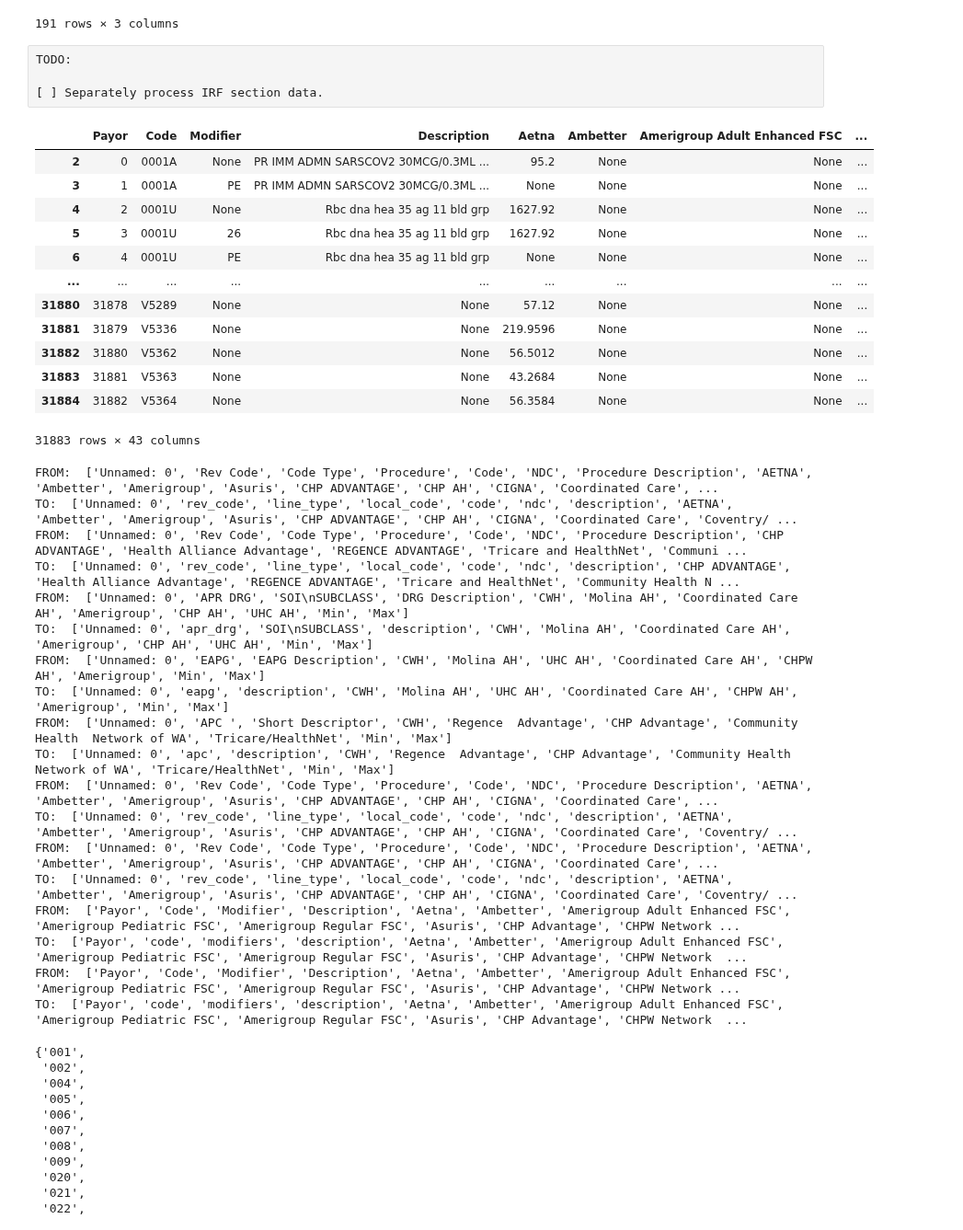
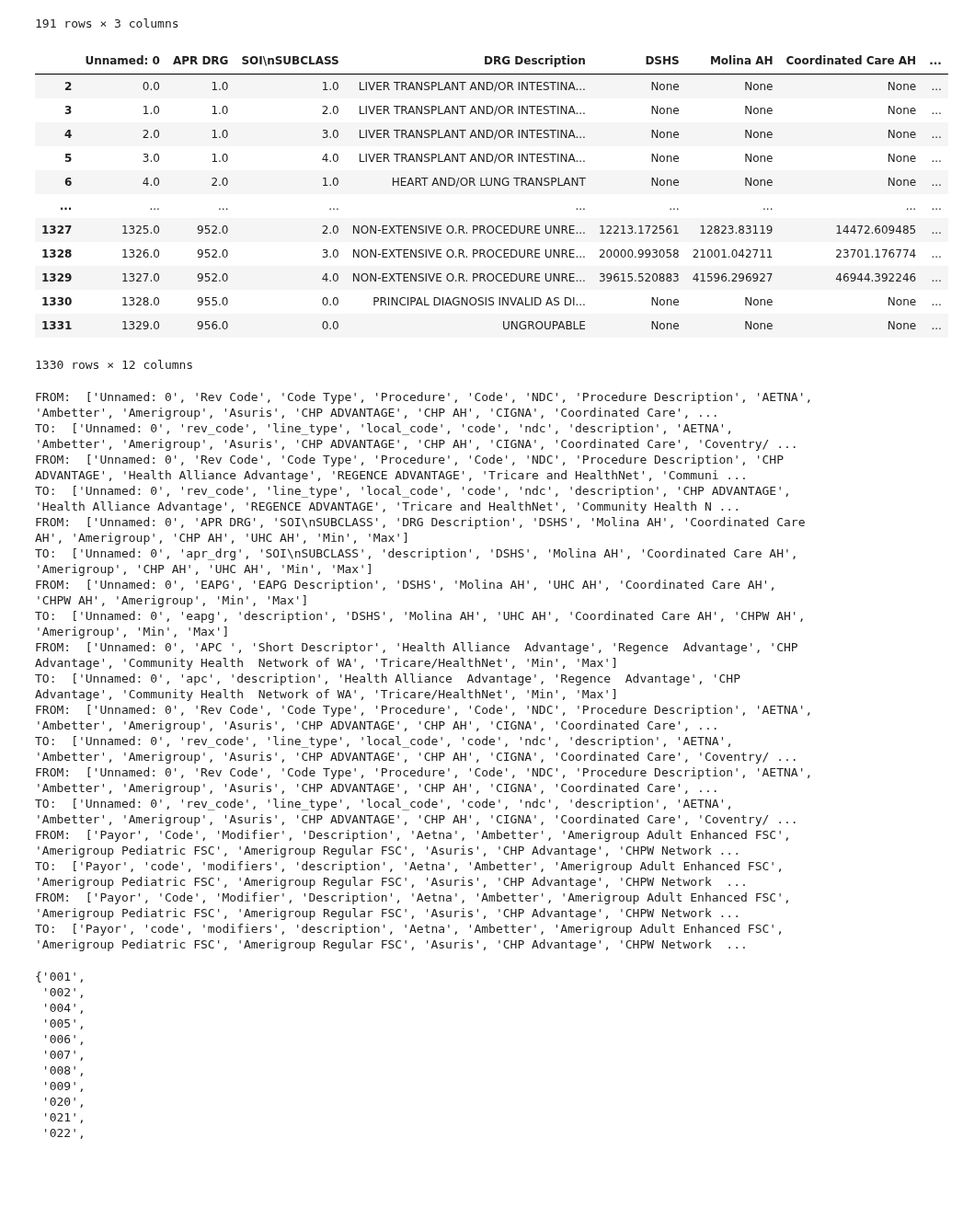
Before and after one commit to rl1987/dolthub-bounty-transparency-in-pricing, a Jupyter notebook: Confluence.ipynb, the cells around one changed output. Shown at 92% size. Cells and saved outputs as stored; diff of their text form; code cells hidden in the pictures; blank space fills up the shorter version.

Commit message:
Process data from Confluence Health Central Campus

```diff
--- a/Confluence.ipynb
+++ b/Confluence.ipynb
@@ -268,59 +268,57 @@ pd.DataFrame(json.loads(plan_data['ALL_HB Only']))
 | 189 | UNITED HEALTH CARE AH | UNITED HEALTH CARE AH | 6008 |
 | 190 | UNITED HEALTH CARE AH | UNITED HEALTHCARE BEHAVIORAL HEAL... | 6008 |
 191 rows × 3 columns
-# %% [raw]
-TODO:
-
-[ ] Separately process IRF section data.
 # %%
 def fix_header(df):
+    force_replace_cols = [ 'IP Expected Reimbursement', 'OP Expected Reimbursement', 'WVH', 'CWH' ]
+
     orig_colnames = df.columns.to_list()
     new_colnames = df.iloc[0].to_list()
 
     columns = []
 
     for i in range(len(orig_colnames)):
         orig_colname = orig_colnames[i]
         new_colname = new_colnames[i]
 
         if type(new_colname) != str:
             columns.append(orig_colname)
             continue
 
-        if orig_colname.startswith('Unnamed') or orig_colname in [ 'IP Expected Reimbursement', 'OP Expected Reimbursement', 'WVH' ]:
+        if orig_colname.startswith('Unnamed') or orig_colname in force_replace_cols:
             columns.append(new_colname.replace('\n', ' ').strip())
         else:
             columns.append(orig_colname)
 
     df.columns = columns
     df = df.drop(df.index[[0,1]])
 
     return df
 
 df_proc = fix_header(df_proc)
 df_ms_drgs = fix_header(df_ms_drgs)
 df_apr_drg = fix_header(df_apr_drg)
 df_eapg = fix_header(df_eapg)
 df_apc = fix_header(df_apc)
 df_sup = fix_header(df_sup)
 df_pharm = fix_header(df_pharm)
 df_nonf = fix_header(df_nonf)
 df_fac = fix_header(df_fac)
-df_fac
+df_apr_drg
 # %% [output]
-|  | Payor | Code | Modifier | Description | Aetna | Ambetter | Amerigroup Adult Enhanced FSC | ... |
-| 2 | 0 | 0001A | None | PR IMM ADMN SARSCOV2 30MCG/0.3ML ... | 95.2 | None | None | ... |
-| 3 | 1 | 0001A | PE | PR IMM ADMN SARSCOV2 30MCG/0.3ML ... | None | None | None | ... |
-| 4 | 2 | 0001U | None | Rbc dna hea 35 ag 11 bld grp | 1627.92 | None | None | ... |
-| 5 | 3 | 0001U | 26 | Rbc dna hea 35 ag 11 bld grp | 1627.92 | None | None | ... |
-| 6 | 4 | 0001U | PE | Rbc dna hea 35 ag 11 bld grp | None | None | None | ... |
+|  | Unnamed: 0 | APR DRG | SOI\nSUBCLASS | DRG Description | DSHS | Molina AH | Coordinated Care AH | ... |
+| 2 | 0.0 | 1.0 | 1.0 | LIVER TRANSPLANT AND/OR INTESTINA... | None | None | None | ... |
+| 3 | 1.0 | 1.0 | 2.0 | LIVER TRANSPLANT AND/OR INTESTINA... | None | None | None | ... |
+| 4 | 2.0 | 1.0 | 3.0 | LIVER TRANSPLANT AND/OR INTESTINA... | None | None | None | ... |
+| 5 | 3.0 | 1.0 | 4.0 | LIVER TRANSPLANT AND/OR INTESTINA... | None | None | None | ... |
+| 6 | 4.0 | 2.0 | 1.0 | HEART AND/OR LUNG TRANSPLANT | None | None | None | ... |
 | ... | ... | ... | ... | ... | ... | ... | ... | ... |
-| 31880 | 31878 | V5289 | None | None | 57.12 | None | None | ... |
-| 31881 | 31879 | V5336 | None | None | 219.9596 | None | None | ... |
-| 31882 | 31880 | V5362 | None | None | 56.5012 | None | None | ... |
-| 31883 | 31881 | V5363 | None | None | 43.2684 | None | None | ... |
-| 31884 | 31882 | V5364 | None | None | 56.3584 | None | None | ... |
+| 1327 | 1325.0 | 952.0 | 2.0 | NON-EXTENSIVE O.R. PROCEDURE UNRE... | 12213.172561 | 12823.83119 | 14472.609485 | ... |
+| 1328 | 1326.0 | 952.0 | 3.0 | NON-EXTENSIVE O.R. PROCEDURE UNRE... | 20000.993058 | 21001.042711 | 23701.176774 | ... |
+| 1329 | 1327.0 | 952.0 | 4.0 | NON-EXTENSIVE O.R. PROCEDURE UNRE... | 39615.520883 | 41596.296927 | 46944.392246 | ... |
+| 1330 | 1328.0 | 955.0 | 0.0 | PRINCIPAL DIAGNOSIS INVALID AS DI... | None | None | None | ... |
+| 1331 | 1329.0 | 956.0 | 0.0 | UNGROUPABLE | None | None | None | ... |
-31883 rows × 43 columns
+1330 rows × 12 columns
 # %%
 input_dataframes = [ df_proc, df_ms_drgs, df_apr_drg, df_eapg, df_apc, df_sup, df_pharm, df_nonf, df_fac ]
 
@@ -348,12 +346,12 @@ FROM:  ['Unnamed: 0', 'Rev Code', 'Code Type', 'Procedure', 'Code', 'NDC', 'Proc
 TO:  ['Unnamed: 0', 'rev_code', 'line_type', 'local_code', 'code', 'ndc', 'description', 'AETNA', 'Ambetter', 'Amerigroup', 'Asuris', 'CHP ADVANTAGE', 'CHP AH', 'CIGNA', 'Coordinated Care', 'Coventry/ ...
 FROM:  ['Unnamed: 0', 'Rev Code', 'Code Type', 'Procedure', 'Code', 'NDC', 'Procedure Description', 'CHP ADVANTAGE', 'Health Alliance Advantage', 'REGENCE ADVANTAGE', 'Tricare and HealthNet', 'Communi ...
 TO:  ['Unnamed: 0', 'rev_code', 'line_type', 'local_code', 'code', 'ndc', 'description', 'CHP ADVANTAGE', 'Health Alliance Advantage', 'REGENCE ADVANTAGE', 'Tricare and HealthNet', 'Community Health N ...
-FROM:  ['Unnamed: 0', 'APR DRG', 'SOI\nSUBCLASS', 'DRG Description', 'CWH', 'Molina AH', 'Coordinated Care AH', 'Amerigroup', 'CHP AH', 'UHC AH', 'Min', 'Max']
-TO:  ['Unnamed: 0', 'apr_drg', 'SOI\nSUBCLASS', 'description', 'CWH', 'Molina AH', 'Coordinated Care AH', 'Amerigroup', 'CHP AH', 'UHC AH', 'Min', 'Max']
-FROM:  ['Unnamed: 0', 'EAPG', 'EAPG Description', 'CWH', 'Molina AH', 'UHC AH', 'Coordinated Care AH', 'CHPW AH', 'Amerigroup', 'Min', 'Max']
-TO:  ['Unnamed: 0', 'eapg', 'description', 'CWH', 'Molina AH', 'UHC AH', 'Coordinated Care AH', 'CHPW AH', 'Amerigroup', 'Min', 'Max']
-FROM:  ['Unnamed: 0', 'APC ', 'Short Descriptor', 'CWH', 'Regence  Advantage', 'CHP Advantage', 'Community Health  Network of WA', 'Tricare/HealthNet', 'Min', 'Max']
-TO:  ['Unnamed: 0', 'apc', 'description', 'CWH', 'Regence  Advantage', 'CHP Advantage', 'Community Health  Network of WA', 'Tricare/HealthNet', 'Min', 'Max']
+FROM:  ['Unnamed: 0', 'APR DRG', 'SOI\nSUBCLASS', 'DRG Description', 'DSHS', 'Molina AH', 'Coordinated Care AH', 'Amerigroup', 'CHP AH', 'UHC AH', 'Min', 'Max']
+TO:  ['Unnamed: 0', 'apr_drg', 'SOI\nSUBCLASS', 'description', 'DSHS', 'Molina AH', 'Coordinated Care AH', 'Amerigroup', 'CHP AH', 'UHC AH', 'Min', 'Max']
+FROM:  ['Unnamed: 0', 'EAPG', 'EAPG Description', 'DSHS', 'Molina AH', 'UHC AH', 'Coordinated Care AH', 'CHPW AH', 'Amerigroup', 'Min', 'Max']
+TO:  ['Unnamed: 0', 'eapg', 'description', 'DSHS', 'Molina AH', 'UHC AH', 'Coordinated Care AH', 'CHPW AH', 'Amerigroup', 'Min', 'Max']
+FROM:  ['Unnamed: 0', 'APC ', 'Short Descriptor', 'Health Alliance  Advantage', 'Regence  Advantage', 'CHP Advantage', 'Community Health  Network of WA', 'Tricare/HealthNet', 'Min', 'Max']
+TO:  ['Unnamed: 0', 'apc', 'description', 'Health Alliance  Advantage', 'Regence  Advantage', 'CHP Advantage', 'Community Health  Network of WA', 'Tricare/HealthNet', 'Min', 'Max']
 FROM:  ['Unnamed: 0', 'Rev Code', 'Code Type', 'Procedure', 'Code', 'NDC', 'Procedure Description', 'AETNA', 'Ambetter', 'Amerigroup', 'Asuris', 'CHP ADVANTAGE', 'CHP AH', 'CIGNA', 'Coordinated Care', ...
 TO:  ['Unnamed: 0', 'rev_code', 'line_type', 'local_code', 'code', 'ndc', 'description', 'AETNA', 'Ambetter', 'Amerigroup', 'Asuris', 'CHP ADVANTAGE', 'CHP AH', 'CIGNA', 'Coordinated Care', 'Coventry/ ...
 FROM:  ['Unnamed: 0', 'Rev Code', 'Code Type', 'Procedure', 'Code', 'NDC', 'Procedure Description', 'AETNA', 'Ambetter', 'Amerigroup', 'Asuris', 'CHP ADVANTAGE', 'CHP AH', 'CIGNA', 'Coordinated Care', ...
```
Also changed, not shown: parts of 8 cells of this notebook.
